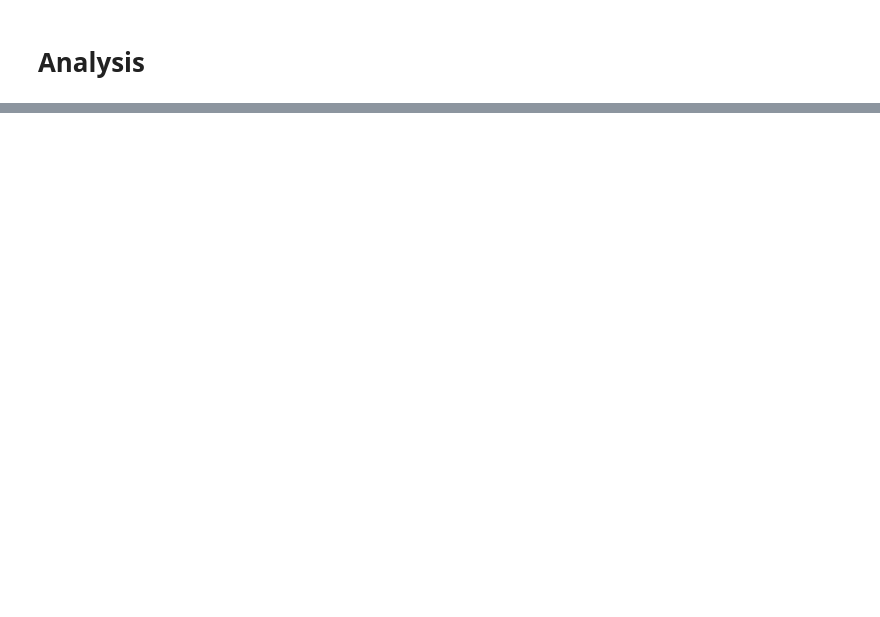
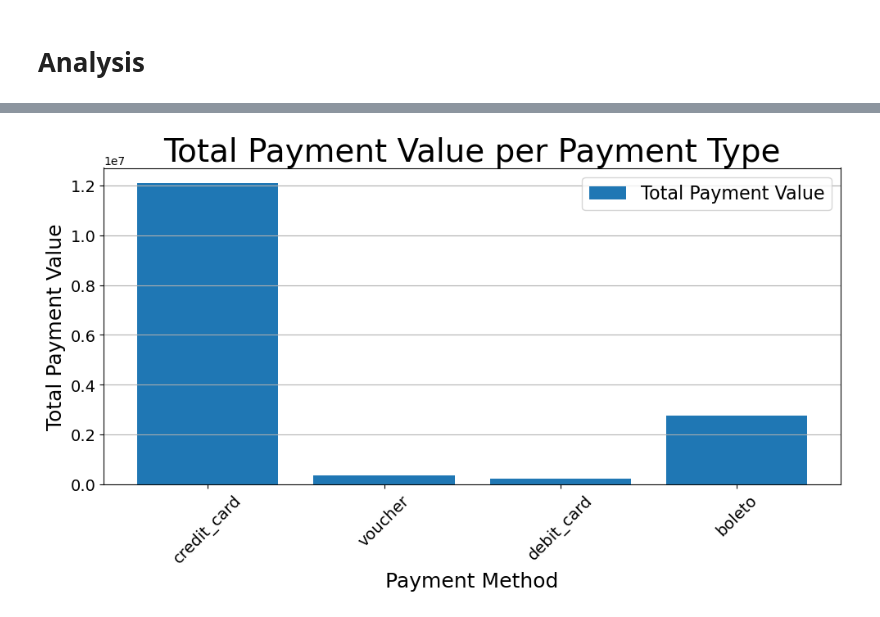
Before and after one commit to mlnotes2718/module2-project, a Jupyter notebook: notebook/analysis.ipynb, the cells around one changed output, grey strips where cells are left out. Saved outputs shown, nothing was run; the diff lists cells and outputs as text; code cells hidden in the pictures; blank space fills up the shorter version.

```diff
--- a/notebook/analysis.ipynb
+++ b/notebook/analysis.ipynb
@@ -41,0 +203,36 @@ print(df.head())
+# %%
+# Total Payment Value by Type
+
+from google.cloud import bigquery
+import matplotlib.pyplot as plt
+import pandas as pd
+
+client = bigquery.Client()
+
+
+query1 = """
+SELECT payment_type, SUM(payment_value) AS total_payment_value
+FROM `sctp-data-eng-ecomm.ecomm_dev.fact_order_items`
+GROUP BY payment_type
+"""
+df1 = client.query(query1).to_dataframe()
+df1_clean = df1.dropna(subset=["payment_type", "total_payment_value"])
+
+import matplotlib.pyplot as plt
+
+plt.figure(figsize=(10, 6))
+plt.bar(df1_clean["payment_type"], df1_clean["total_payment_value"], label="Total Payment Value")
+
+plt.title("Total Payment Value per Payment Type", fontsize=28)
+plt.xlabel("Payment Method", fontsize=18)
+plt.ylabel("Total Payment Value", fontsize=18)
+
+plt.xticks(rotation=45, fontsize=14)
+plt.yticks(fontsize=14)
+plt.legend(fontsize=16)
+
+plt.grid(axis='y')
+plt.tight_layout()
+plt.show()
+# %% [output]
+[figure, added]
```
Also changed, not shown: parts of 11 cells of this notebook.
